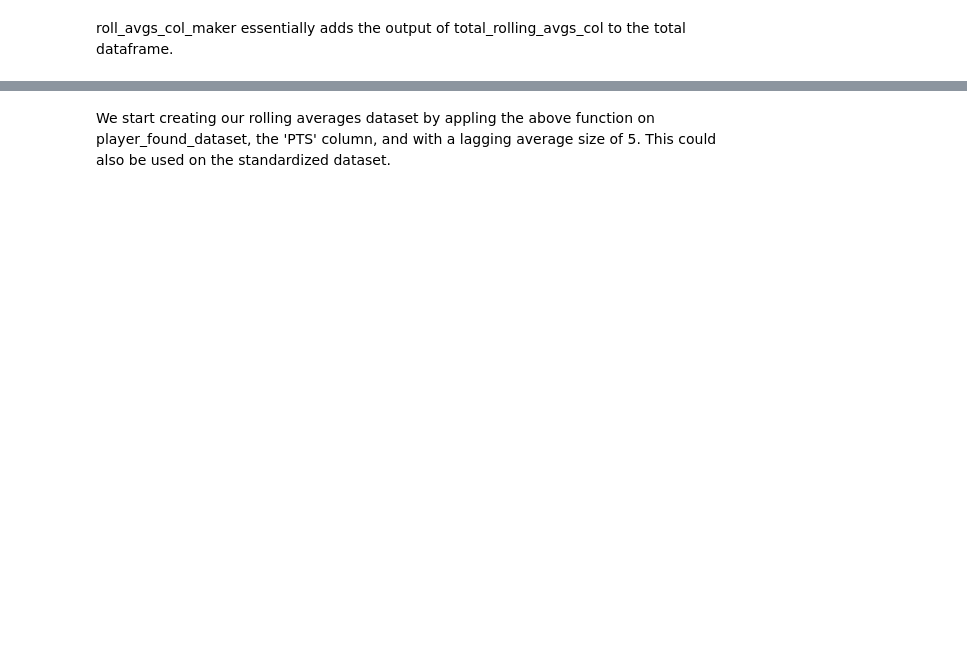
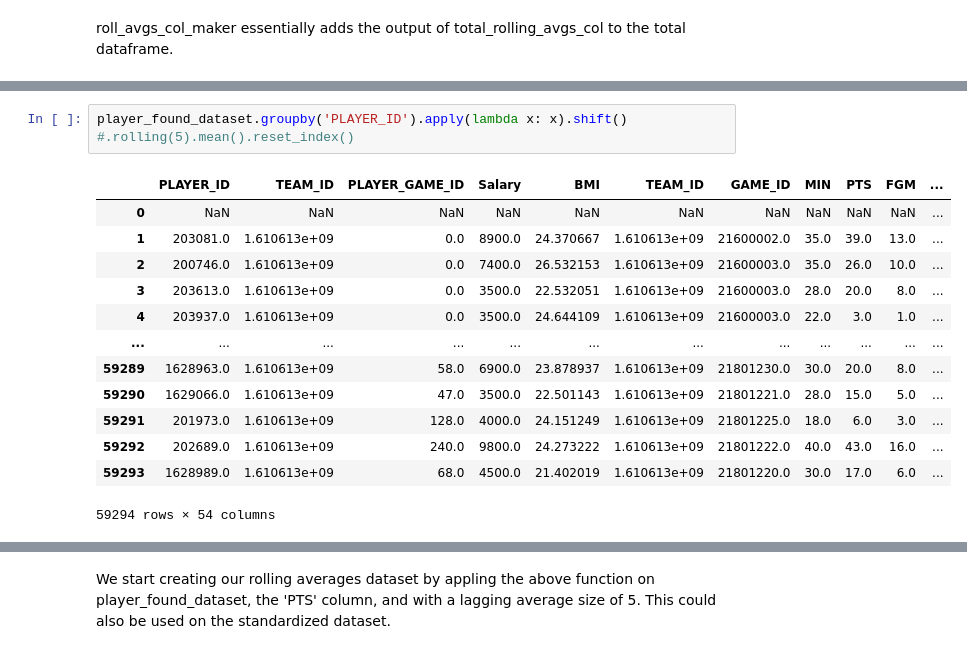
Before and after one commit to JordanLevy99/NBA_Machine_Learning_Projections, a Jupyter notebook: FinalProject.ipynb, the cells around one changed output, grey strips where cells are left out. Cells and saved outputs as stored; diff of their text form; blank space fills up the shorter version.

```diff
--- a/FinalProject.ipynb
+++ b/FinalProject.ipynb
@@ -577,0 +641,16 @@ roll_avgs_col_maker essentially adds the output of total_rolling_avgs_col to the
+# %%
+player_found_dataset.groupby('PLAYER_ID').apply(lambda x: x).shift() #.rolling(5).mean().reset_index()
+# %% [output]
+|  | PLAYER_ID | TEAM_ID | PLAYER_GAME_ID | Salary | BMI | TEAM_ID | GAME_ID | MIN | PTS | FGM | ... |
+| 0 | NaN | NaN | NaN | NaN | NaN | NaN | NaN | NaN | NaN | NaN | ... |
+| 1 | 203081.0 | 1.610613e+09 | 0.0 | 8900.0 | 24.370667 | 1.610613e+09 | 21600002.0 | 35.0 | 39.0 | 13.0 | ... |
+| 2 | 200746.0 | 1.610613e+09 | 0.0 | 7400.0 | 26.532153 | 1.610613e+09 | 21600003.0 | 35.0 | 26.0 | 10.0 | ... |
+| 3 | 203613.0 | 1.610613e+09 | 0.0 | 3500.0 | 22.532051 | 1.610613e+09 | 21600003.0 | 28.0 | 20.0 | 8.0 | ... |
+| 4 | 203937.0 | 1.610613e+09 | 0.0 | 3500.0 | 24.644109 | 1.610613e+09 | 21600003.0 | 22.0 | 3.0 | 1.0 | ... |
+| ... | ... | ... | ... | ... | ... | ... | ... | ... | ... | ... | ... |
+| 59289 | 1628963.0 | 1.610613e+09 | 58.0 | 6900.0 | 23.878937 | 1.610613e+09 | 21801230.0 | 30.0 | 20.0 | 8.0 | ... |
+| 59290 | 1629066.0 | 1.610613e+09 | 47.0 | 3500.0 | 22.501143 | 1.610613e+09 | 21801221.0 | 28.0 | 15.0 | 5.0 | ... |
+| 59291 | 201973.0 | 1.610613e+09 | 128.0 | 4000.0 | 24.151249 | 1.610613e+09 | 21801225.0 | 18.0 | 6.0 | 3.0 | ... |
+| 59292 | 202689.0 | 1.610613e+09 | 240.0 | 9800.0 | 24.273222 | 1.610613e+09 | 21801222.0 | 40.0 | 43.0 | 16.0 | ... |
+| 59293 | 1628989.0 | 1.610613e+09 | 68.0 | 4500.0 | 21.402019 | 1.610613e+09 | 21801220.0 | 30.0 | 17.0 | 6.0 | ... |
+59294 rows × 54 columns
```
Also changed, not shown: parts of 105 cells of this notebook, 8 other files.
